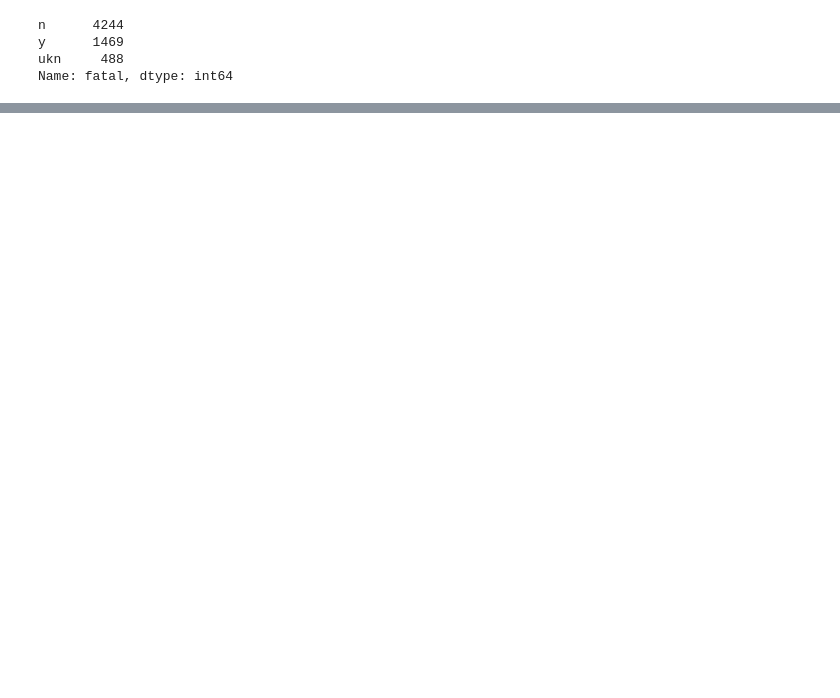
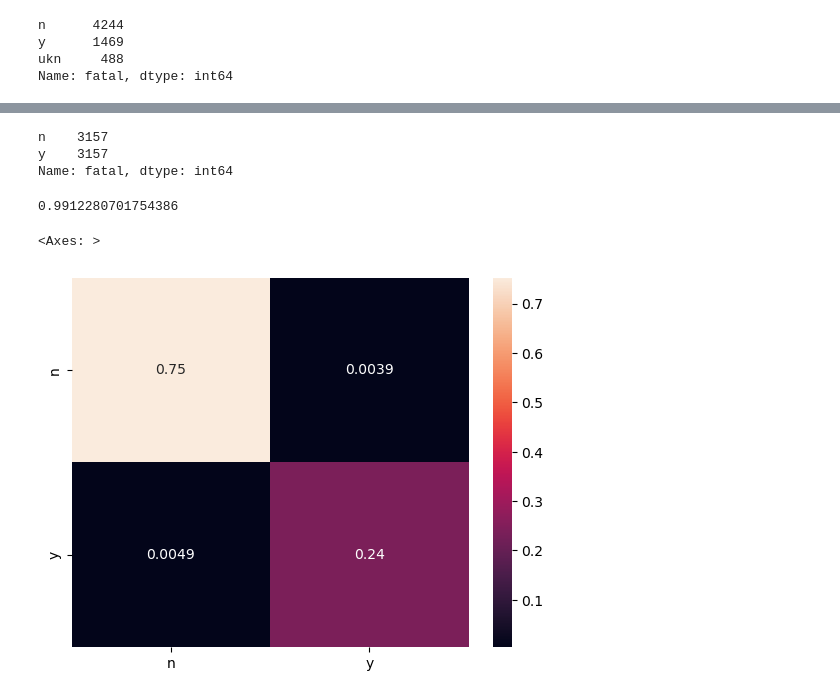
Before and after one commit to olgachwazik/mini-project-shark-attacks, a Jupyter notebook: mini-project-shark-attacks.ipynb, the cells around one changed output, grey strips where cells are left out. Drawn from its saved outputs; the diff is of its cells as text; code cells hidden in the pictures; blank space fills up the shorter version.

```diff
--- a/mini-project-shark-attacks.ipynb
+++ b/mini-project-shark-attacks.ipynb
@@ -638,0 +1095,15 @@ low_countries
+# %%
+from imblearn.over_sampling import RandomOverSampler
+sampler = RandomOverSampler(random_state=42)
+X_train_balanced, y_train_balanced = sampler.fit_resample(X_train, y_train)
+y_train_balanced.value_counts()
+# %% [output]
+n    3157
+y    3157
+Name: fatal, dtype: int64
+# %%
+classification = LogisticRegression(random_state=42)
+classification.fit(X_train_balanced, y_train_balanced)
+classification.score(X_test, y_test)
+# %% [output]
+0.9912280701754386
@@ -638,0 +1112,7 @@ low_countries
+# %%
+predictions = classification.predict(X_test) #checking predictions after balanding the data
+cf_matrix = confusion_matrix(y_test, predictions, normalize='all')
+sns.heatmap(cf_matrix, annot=True, xticklabels=["n", "y"], yticklabels=["n", "y"])
+# %% [output]
+<Axes: >
+[figure, added]
```
Also changed, not shown: parts of 92 cells of this notebook.
